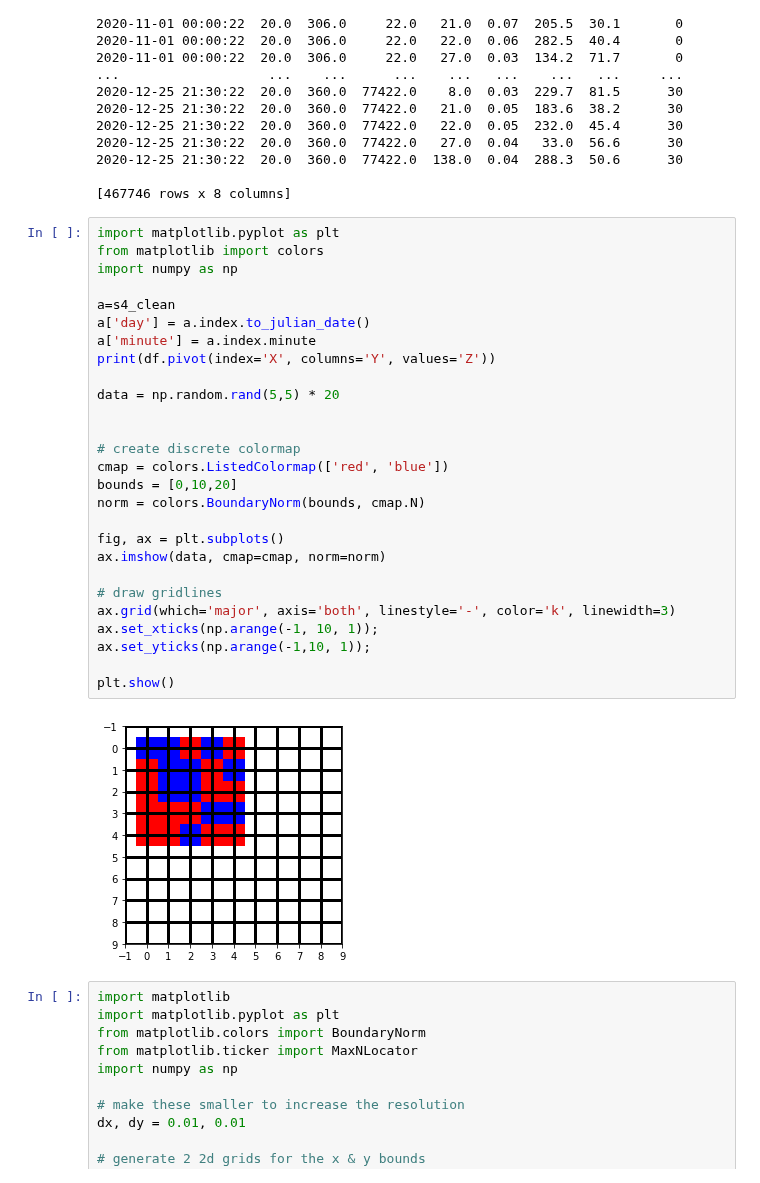
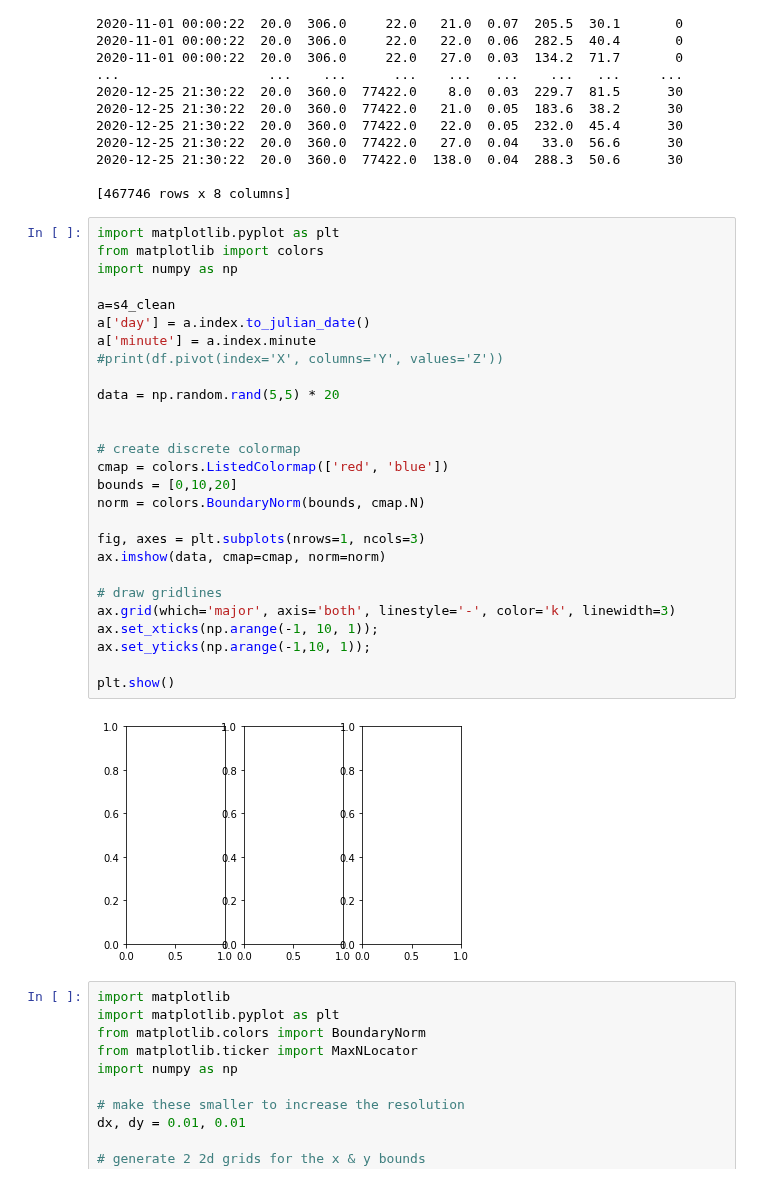
Before and after one commit to georgesteve/Research-Assitant-ML-ROJ, a Jupyter notebook: Grafico_de_S4_heatmap.ipynb, the cells around one changed output. Drawn from its saved outputs; the diff is of its cells as text.

```diff
--- a/Grafico_de_S4_heatmap.ipynb
+++ b/Grafico_de_S4_heatmap.ipynb
@@ -240,32 +355,32 @@ date_time
 # %%
 import matplotlib.pyplot as plt
 from matplotlib import colors
 import numpy as np
 
 a=s4_clean
 a['day'] = a.index.to_julian_date()
 a['minute'] = a.index.minute
-print(df.pivot(index='X', columns='Y', values='Z'))
+#print(df.pivot(index='X', columns='Y', values='Z'))
 
 data = np.random.rand(5,5) * 20
 
 
 # create discrete colormap
 cmap = colors.ListedColormap(['red', 'blue'])
 bounds = [0,10,20]
 norm = colors.BoundaryNorm(bounds, cmap.N)
 
-fig, ax = plt.subplots()
+fig, axes = plt.subplots(nrows=1, ncols=3)
 ax.imshow(data, cmap=cmap, norm=norm)
 
 # draw gridlines
 ax.grid(which='major', axis='both', linestyle='-', color='k', linewidth=3)
 ax.set_xticks(np.arange(-1, 10, 1));
 ax.set_yticks(np.arange(-1,10, 1));
 
 plt.show()
 # %% [output]
-[figure, old version]
+[figure, new version]
 # %%
 import matplotlib
 import matplotlib.pyplot as plt
```
Also changed, not shown: parts of 8 cells of this notebook.
